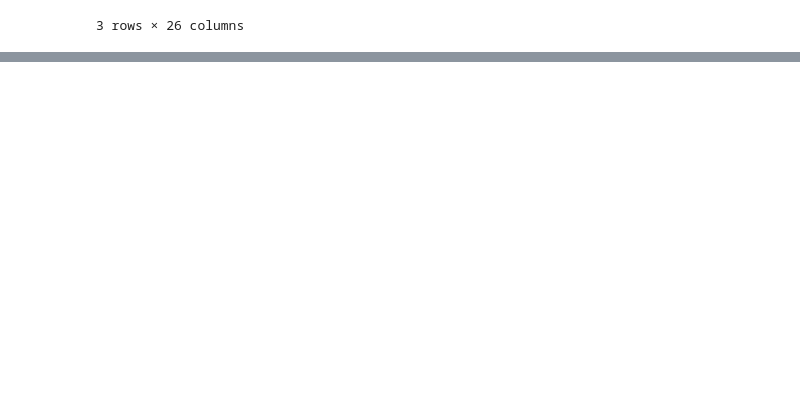
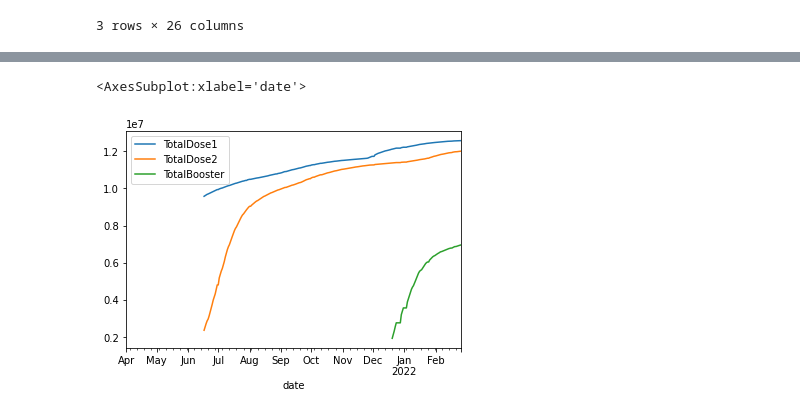
Before and after one commit to kbrezinski/COVID-BiLSTM, a Jupyter notebook: COVID-BiLSTM/process-COVID.ipynb, the cells around one changed output, grey strips where cells are left out. Cells and saved outputs as stored; diff of their text form; code cells hidden in the pictures; blank space fills up the shorter version.

```diff
--- a/COVID-BiLSTM/process-COVID.ipynb
+++ b/COVID-BiLSTM/process-COVID.ipynb
@@ -18,7 +18,7 @@ pandas    : 1.4.1
 matplotlib: 3.5.1
 # %%
 #df = pd.read_csv('data/covid19-google.csv')  # google data is big and is the same as CAN data
-df = pd.read_csv('data/healthcare_CAN.csv')
+df = pd.read_csv('data/CAN-health_outcomes.csv')
 df.head(3)
 # %% [output]
 |  | OBJECTID | Province | Abbreviation | DailyTotals | SummaryDate | TotalCases | TotalRecovered | ... |
@@ -84,0 +79,6 @@ df.iloc[:, :10]
+# %%
+##
+df.loc[:, ['TotalDose1', 'TotalDose2', 'TotalBooster']].plot()
+# %% [output]
+<AxesSubplot:xlabel='date'>
+[figure, added]
```
Also changed, not shown: parts of 4 cells of this notebook, 2 other files.
